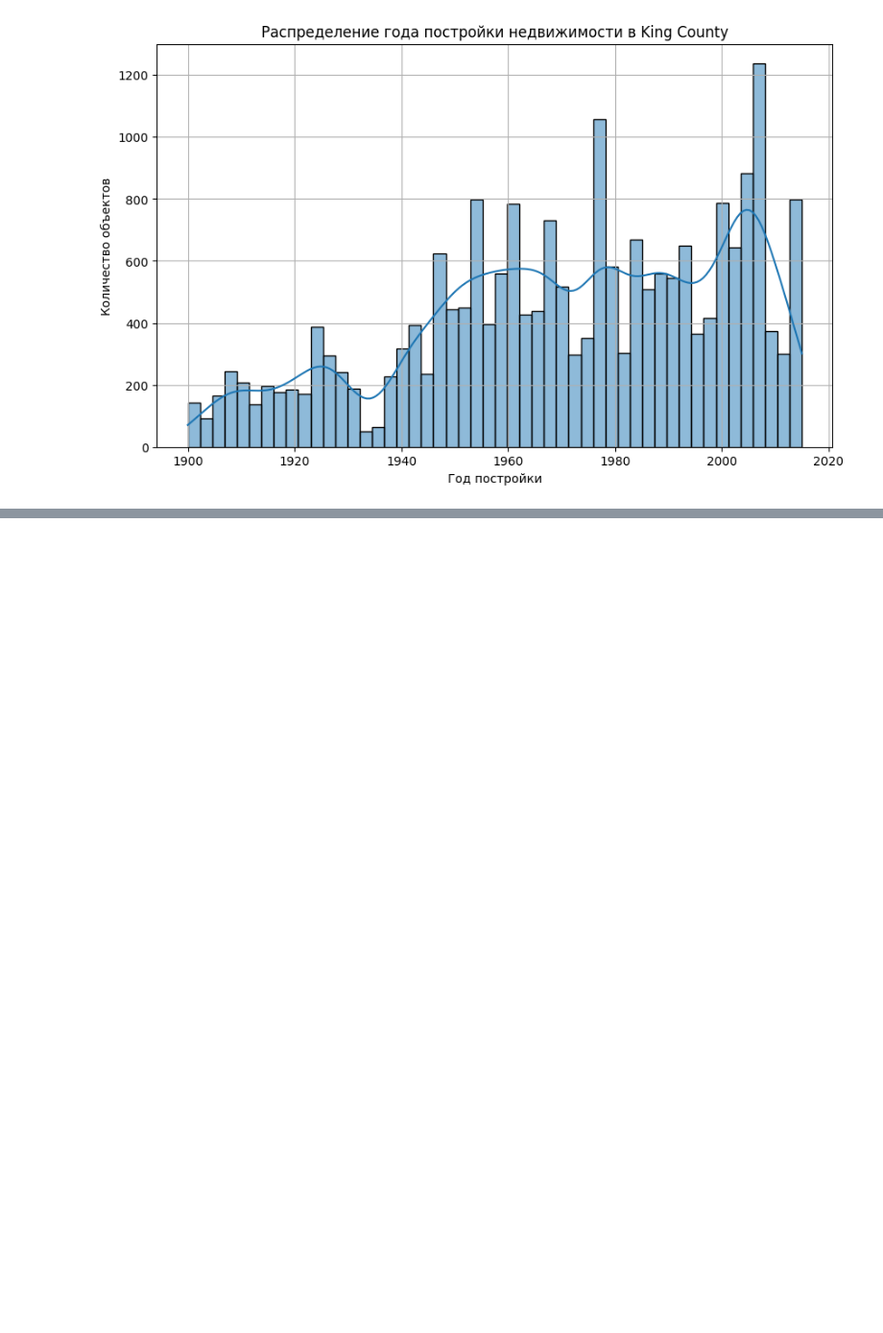
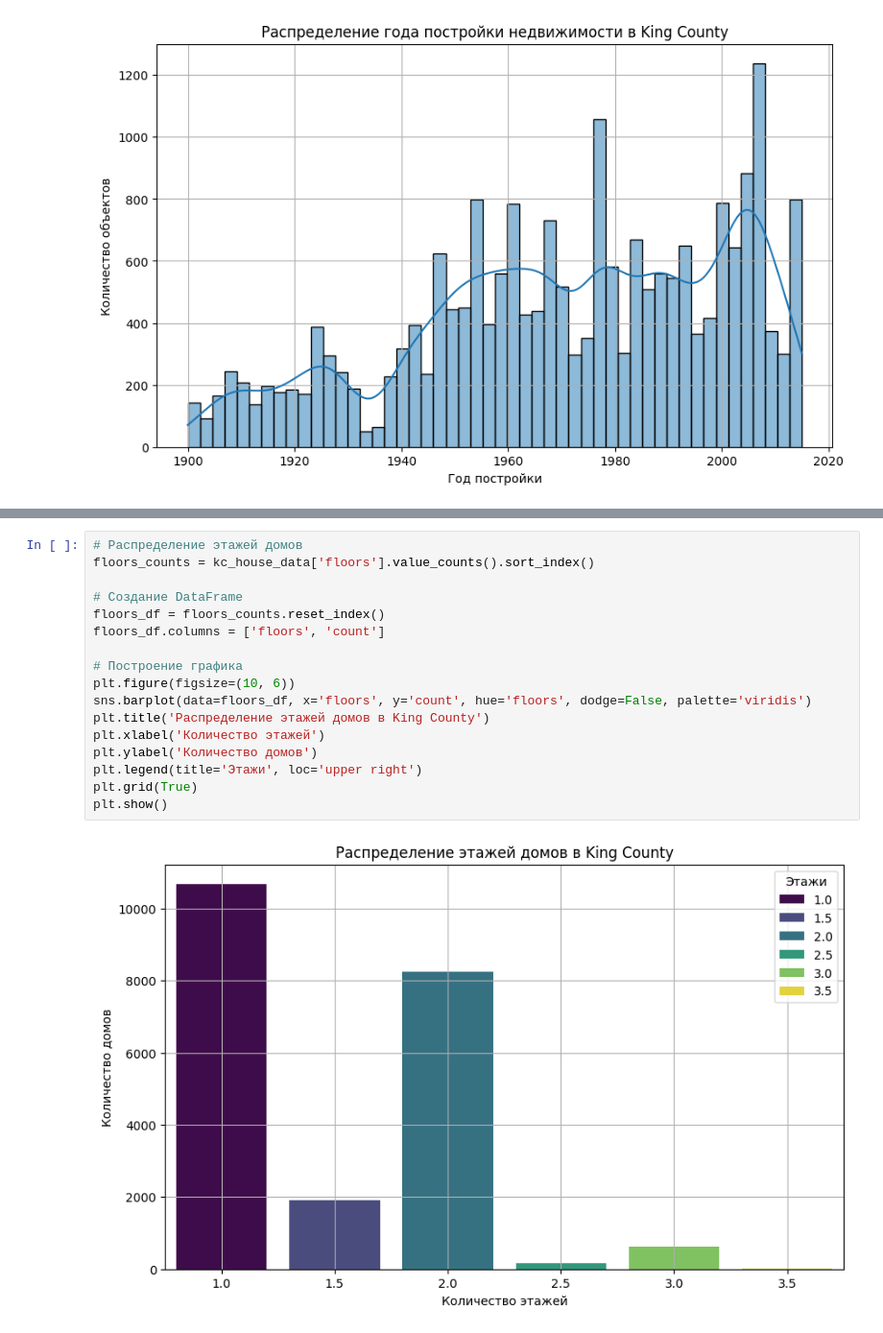
Before and after one commit to Pako35/HouseDAnalysis, a Jupyter notebook: homework.ipynb, the cells around one changed output, grey strips where cells are left out. Shown at 96% size. Drawn from its saved outputs; the diff is of its cells as text; blank space fills up the shorter version.

```diff
--- a/homework.ipynb
+++ b/homework.ipynb
@@ -126,0 +167,19 @@ plt.show()
+# %%
+# Распределение этажей домов
+floors_counts = kc_house_data['floors'].value_counts().sort_index()
+
+# Создание DataFrame
+floors_df = floors_counts.reset_index()
+floors_df.columns = ['floors', 'count']
+
+# Построение графика
+plt.figure(figsize=(10, 6))
+sns.barplot(data=floors_df, x='floors', y='count', hue='floors', dodge=False, palette='viridis')
+plt.title('Распределение этажей домов в King County')
+plt.xlabel('Количество этажей')
+plt.ylabel('Количество домов')
+plt.legend(title='Этажи', loc='upper right')
+plt.grid(True)
+plt.show()
+# %% [output]
+[figure, added]
```
Also changed, not shown: parts of 4 cells of this notebook.
